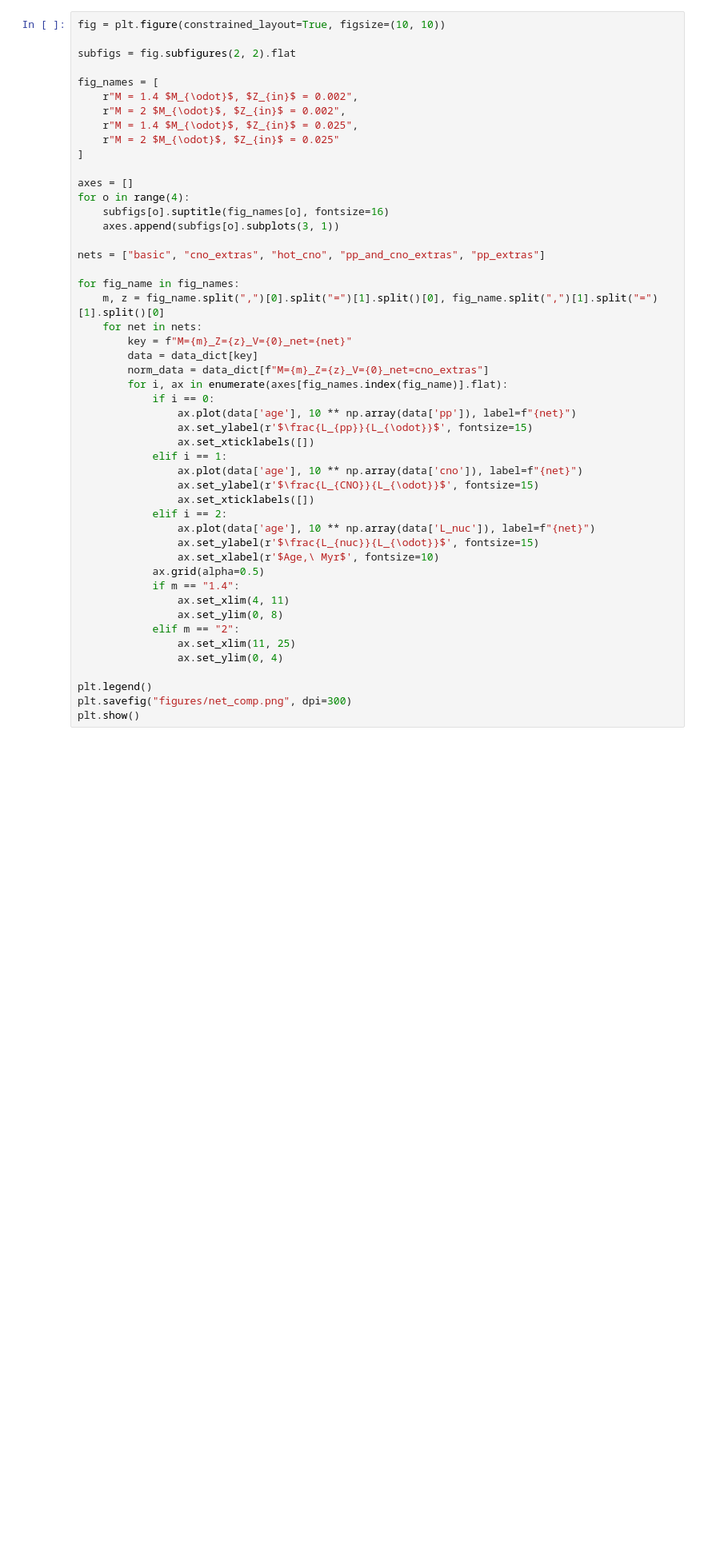
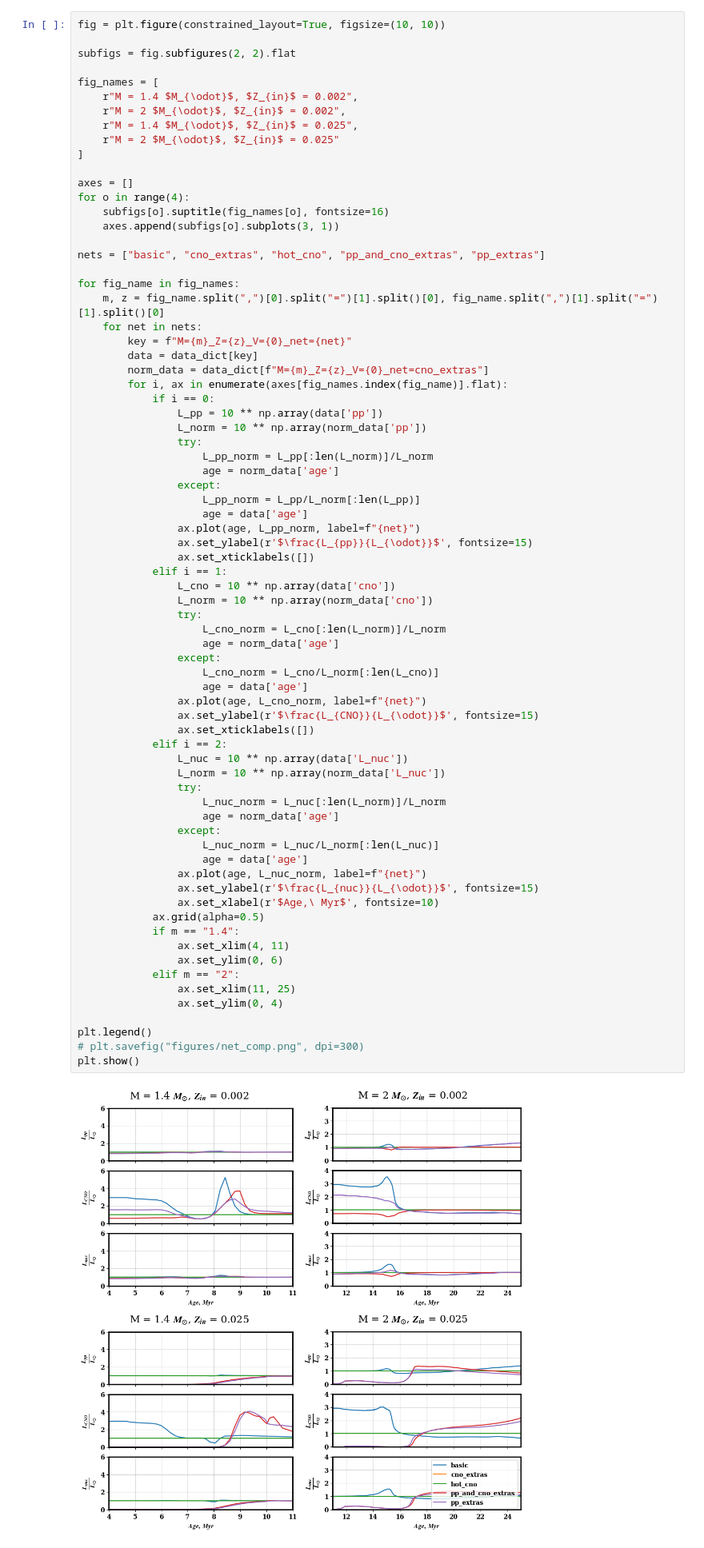
Before and after one commit to gautam-404/MESA-tests, a Jupyter notebook: test_nets.ipynb, the cells around one changed output. Shown at 80% size. Cells and saved outputs as stored; diff of their text form; blank space fills up the shorter version.

```diff
--- a/test_nets.ipynb
+++ b/test_nets.ipynb
@@ -214,35 +214,61 @@ for o in range(4):
     subfigs[o].suptitle(fig_names[o], fontsize=16)
     axes.append(subfigs[o].subplots(3, 1))
 
 nets = ["basic", "cno_extras", "hot_cno", "pp_and_cno_extras", "pp_extras"]
 
 for fig_name in fig_names:
     m, z = fig_name.split(",")[0].split("=")[1].split()[0], fig_name.split(",")[1].split("=")[1].split()[0]
     for net in nets:
         key = f"M={m}_Z={z}_V={0}_net={net}"
         data = data_dict[key]
         norm_data = data_dict[f"M={m}_Z={z}_V={0}_net=cno_extras"]
         for i, ax in enumerate(axes[fig_names.index(fig_name)].flat):
             if i == 0:
-                ax.plot(data['age'], 10 ** np.array(data['pp']), label=f"{net}")
+                L_pp = 10 ** np.array(data['pp'])
+                L_norm = 10 ** np.array(norm_data['pp'])
+                try:
+                    L_pp_norm = L_pp[:len(L_norm)]/L_norm
+                    age = norm_data['age']
+                except:
+                    L_pp_norm = L_pp/L_norm[:len(L_pp)]
+                    age = data['age']
+                ax.plot(age, L_pp_norm, label=f"{net}")
                 ax.set_ylabel(r'$\frac{L_{pp}}{L_{\odot}}$', fontsize=15)
                 ax.set_xticklabels([])
             elif i == 1:
-                ax.plot(data['age'], 10 ** np.array(data['cno']), label=f"{net}")
+                L_cno = 10 ** np.array(data['cno'])
+                L_norm = 10 ** np.array(norm_data['cno'])
+                try:
+                    L_cno_norm = L_cno[:len(L_norm)]/L_norm
+                    age = norm_data['age']
+                except:
+                    L_cno_norm = L_cno/L_norm[:len(L_cno)]
+                    age = data['age']
+                ax.plot(age, L_cno_norm, label=f"{net}")
                 ax.set_ylabel(r'$\frac{L_{CNO}}{L_{\odot}}$', fontsize=15)
                 ax.set_xticklabels([])
             elif i == 2:
-                ax.plot(data['age'], 10 ** np.array(data['L_nuc']), label=f"{net}")
+                L_nuc = 10 ** np.array(data['L_nuc'])
+                L_norm = 10 ** np.array(norm_data['L_nuc'])
+                try:
+                    L_nuc_norm = L_nuc[:len(L_norm)]/L_norm
+                    age = norm_data['age']
+                except:
+                    L_nuc_norm = L_nuc/L_norm[:len(L_nuc)]
+                    age = data['age']
+                ax.plot(age, L_nuc_norm, label=f"{net}")
                 ax.set_ylabel(r'$\frac{L_{nuc}}{L_{\odot}}$', fontsize=15)
                 ax.set_xlabel(r'$Age,\ Myr$', fontsize=10)
             ax.grid(alpha=0.5)
             if m == "1.4":
                 ax.set_xlim(4, 11)
-                ax.set_ylim(0, 8)
+                ax.set_ylim(0, 6)
             elif m == "2":
                 ax.set_xlim(11, 25)
                 ax.set_ylim(0, 4)
 
 plt.legend()
-plt.savefig("figures/net_comp.png", dpi=300)
+# plt.savefig("figures/net_comp.png", dpi=300)
 plt.show()
+# %% [output]
+[figure, added]
```
Also changed, not shown: parts of 1 cell of this notebook.
